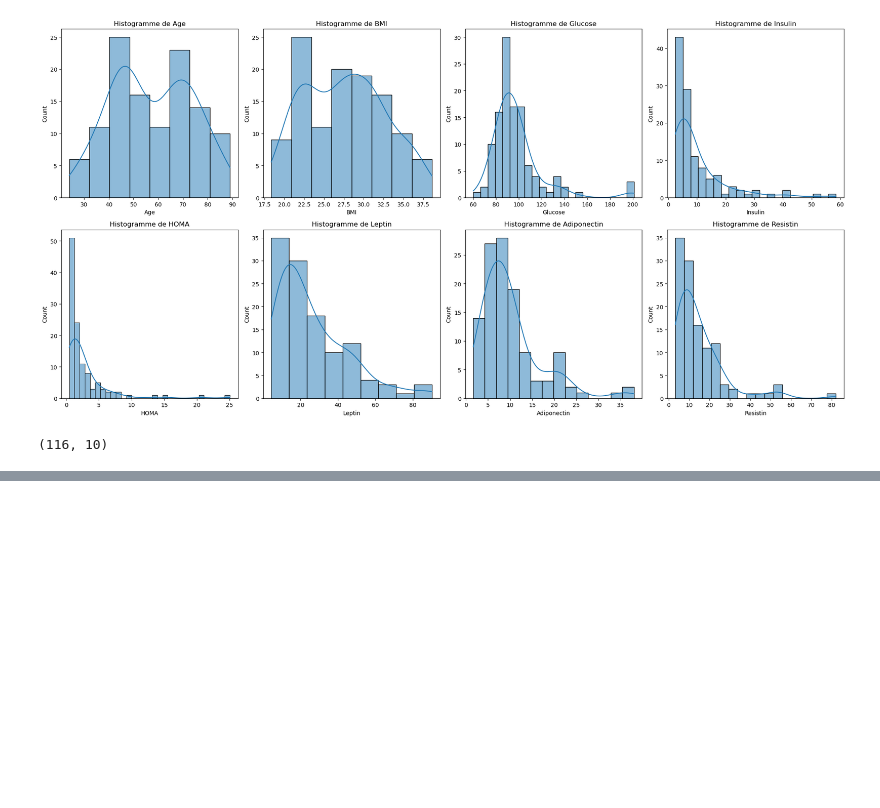
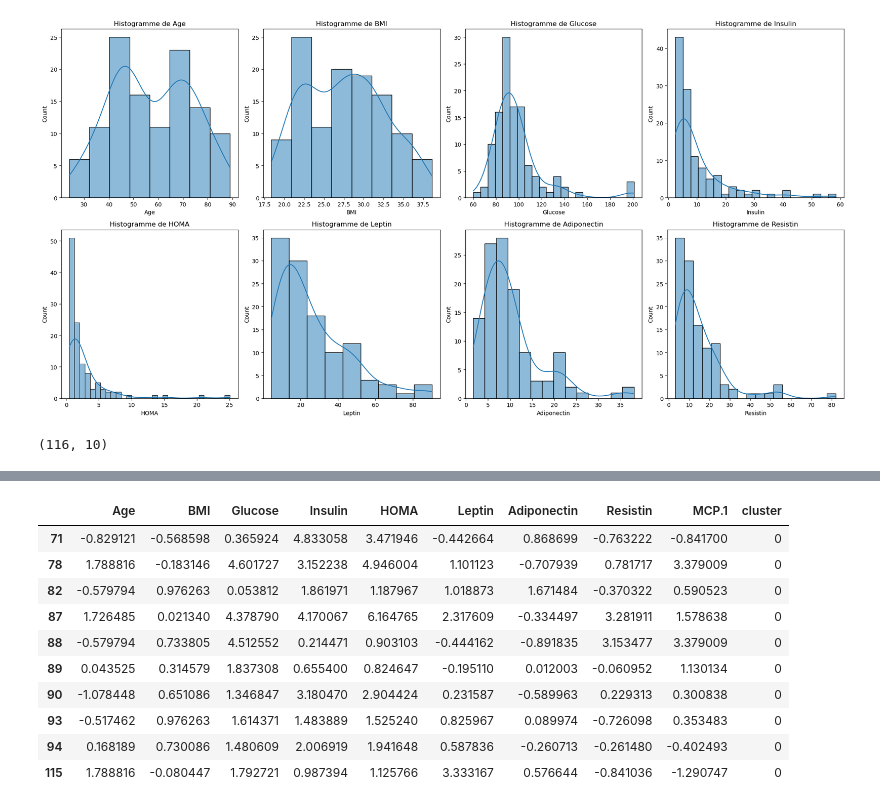
Before and after one commit to moussahassana/datascince-groupe6, a Jupyter notebook: TP groupe 6 kmeans-from-scratch.ipynb, the cells around one changed output, grey strips where cells are left out. Cells and saved outputs as stored; diff of their text form; code cells hidden in the pictures; blank space fills up the shorter version.

```diff
--- a/TP groupe 6 kmeans-from-scratch.ipynb
+++ b/TP groupe 6 kmeans-from-scratch.ipynb
@@ -354 +449,15 @@ data_classify[0]
 116 rows × 10 columns
+# %%
+cluster_df[cluster_df['cluster']==0]
+# %% [output]
+|  | Age | BMI | Glucose | Insulin | HOMA | Leptin | Adiponectin | Resistin | MCP.1 | cluster |
+| 71 | -0.829121 | -0.568598 | 0.365924 | 4.833058 | 3.471946 | -0.442664 | 0.868699 | -0.763222 | -0.841700 | 0 |
+| 78 | 1.788816 | -0.183146 | 4.601727 | 3.152238 | 4.946004 | 1.101123 | -0.707939 | 0.781717 | 3.379009 | 0 |
+| 82 | -0.579794 | 0.976263 | 0.053812 | 1.861971 | 1.187967 | 1.018873 | 1.671484 | -0.370322 | 0.590523 | 0 |
+| 87 | 1.726485 | 0.021340 | 4.378790 | 4.170067 | 6.164765 | 2.317609 | -0.334497 | 3.281911 | 1.578638 | 0 |
+| 88 | -0.579794 | 0.733805 | 4.512552 | 0.214471 | 0.903103 | -0.444162 | -0.891835 | 3.153477 | 3.379009 | 0 |
+| 89 | 0.043525 | 0.314579 | 1.837308 | 0.655400 | 0.824647 | -0.195110 | 0.012003 | -0.060952 | 1.130134 | 0 |
+| 90 | -1.078448 | 0.651086 | 1.346847 | 3.180470 | 2.904424 | 0.231587 | -0.589963 | 0.229313 | 0.300838 | 0 |
+| 93 | -0.517462 | 0.976263 | 1.614371 | 1.483889 | 1.525240 | 0.825967 | 0.089974 | -0.726098 | 0.353483 | 0 |
+| 94 | 0.168189 | 0.730086 | 1.480609 | 2.006919 | 1.941648 | 0.587836 | -0.260713 | -0.261480 | -0.402493 | 0 |
+| 115 | 1.788816 | -0.080447 | 1.792721 | 0.987394 | 1.125766 | 3.333167 | 0.576644 | -0.841036 | -1.290747 | 0 |
```
Also changed, not shown: parts of 10 cells of this notebook.
